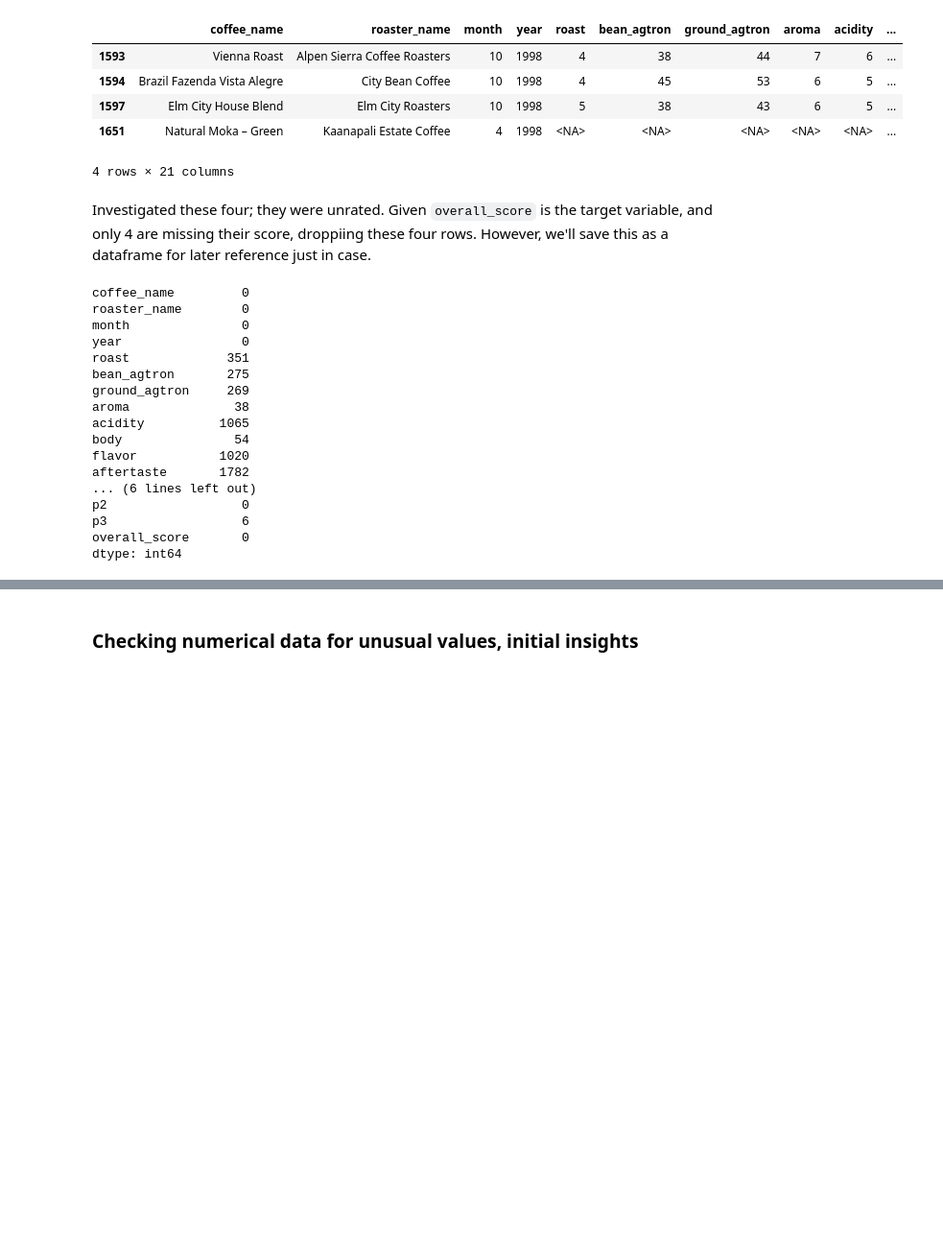
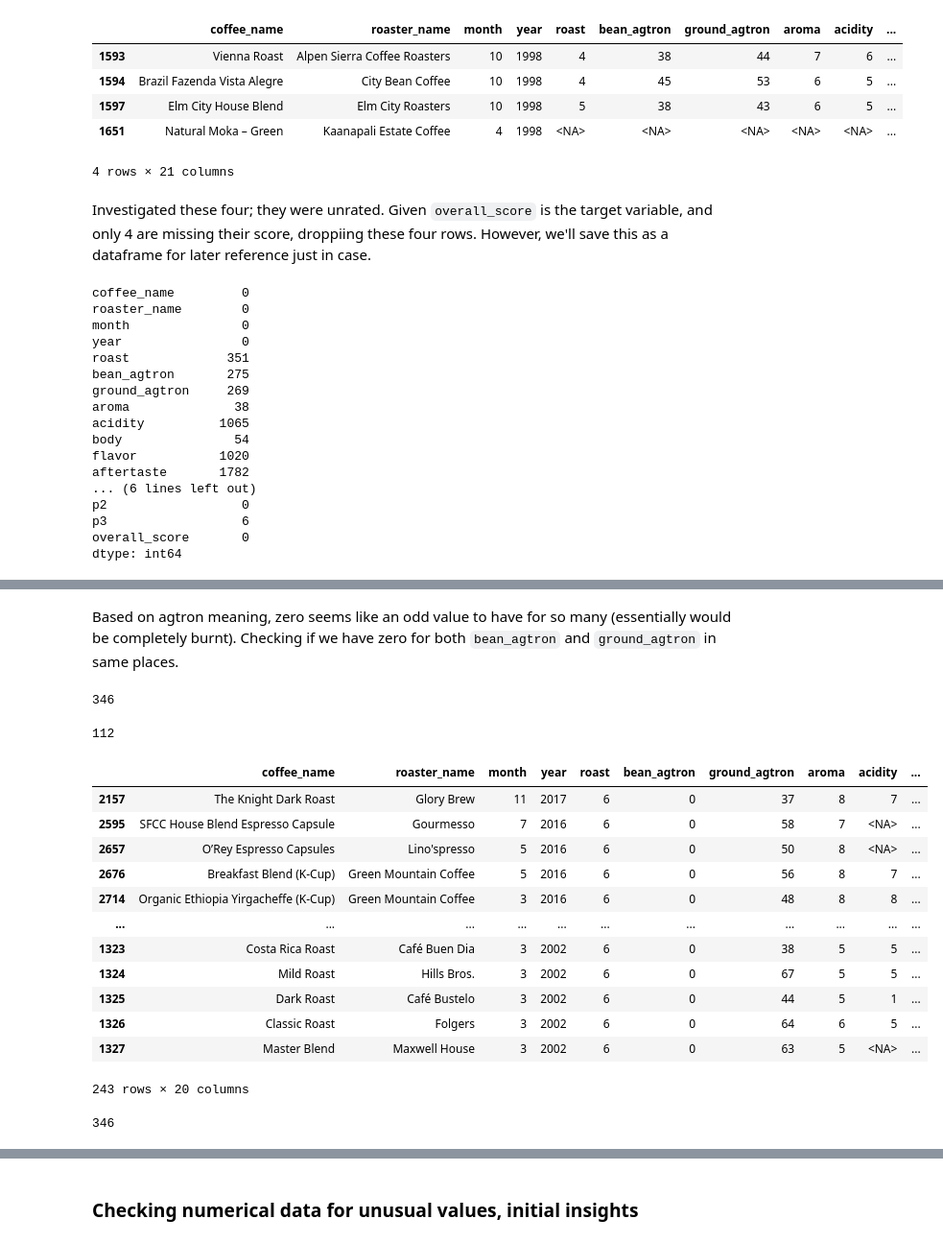
Before and after one commit to KMere21/capstone, a Jupyter notebook: Capstone_Project_Part_4_Compiling_Data-Kate_Meredith.ipynb, the cells around one changed output, grey strips where cells are left out. Shown: that part at 96% size. Saved outputs shown, nothing was run; the diff lists cells and outputs as text; code cells hidden in the pictures; blank space fills up the shorter version.

```diff
--- a/Capstone_Project_Part_4_Compiling_Data-Kate_Meredith.ipynb
+++ b/Capstone_Project_Part_4_Compiling_Data-Kate_Meredith.ipynb
@@ -326,0 +377,3 @@ coffee.drop('with_milk', axis=1, inplace=True)
+# %%
+#imputing 35 for bean agtron anywhere roast is 5
+coffee.loc[coffee['bean_agtron'].isna() & (coffee['roast'] == 5),'bean_agtron'] = 35
@@ -326,0 +393,9 @@ coffee.drop('with_milk', axis=1, inplace=True)
+# %%
+#imputing 75 for bean agtron anywhere roast is 1
+coffee.loc[coffee['ground_agtron'].isna() & (coffee['roast'] == 1),'ground_agtron'] = 75
+# %%
+#imputing 45 for bean agtron anywhere roast is 4
+coffee.loc[coffee['ground_agtron'].isna() & (coffee['roast'] == 4),'ground_agtron'] = 45
+# %%
+#imputing 35 for bean agtron anywhere roast is 5
+coffee.loc[coffee['ground_agtron'].isna() & (coffee['roast'] == 5),'ground_agtron'] = 35
@@ -326,0 +472,28 @@ coffee.drop('with_milk', axis=1, inplace=True)
+# %% [markdown]
+Based on agtron meaning, zero seems like an odd value to have for so many (essentially would be completely burnt). Checking if we have zero for both `bean_agtron` and `ground_agtron` in same places.
+# %%
+(coffee['bean_agtron'] == 0).sum()
+# %% [output]
+346
+# %%
+(coffee['ground_agtron'] == 0).sum()
+# %% [output]
+112
+# %%
+#seeing if we can impute bean_agtron using ground_agtron
+#does appear some of these 0s must be mistakes
+coffee.loc[(coffee['bean_agtron'] == 0) & (coffee['ground_agtron'] != 0)]
+# %% [output]
+|  | coffee_name | roaster_name | month | year | roast | bean_agtron | ground_agtron | aroma | acidity | ... |
+| 2157 | The Knight Dark Roast | Glory Brew | 11 | 2017 | 6 | 0 | 37 | 8 | 7 | ... |
+| 2595 | SFCC House Blend Espresso Capsule | Gourmesso | 7 | 2016 | 6 | 0 | 58 | 7 | <NA> | ... |
+| 2657 | O’Rey Espresso Capsules | Lino'spresso | 5 | 2016 | 6 | 0 | 50 | 8 | <NA> | ... |
+| 2676 | Breakfast Blend (K-Cup) | Green Mountain Coffee | 5 | 2016 | 6 | 0 | 56 | 8 | 7 | ... |
+| 2714 | Organic Ethiopia Yirgacheffe (K-Cup) | Green Mountain Coffee | 3 | 2016 | 6 | 0 | 48 | 8 | 8 | ... |
+| ... | ... | ... | ... | ... | ... | ... | ... | ... | ... | ... |
+| 1323 | Costa Rica Roast | Café Buen Dia | 3 | 2002 | 6 | 0 | 38 | 5 | 5 | ... |
+| 1324 | Mild Roast | Hills Bros. | 3 | 2002 | 6 | 0 | 67 | 5 | 5 | ... |
+| 1325 | Dark Roast | Café Bustelo | 3 | 2002 | 6 | 0 | 44 | 5 | 1 | ... |
+| 1326 | Classic Roast | Folgers | 3 | 2002 | 6 | 0 | 64 | 6 | 5 | ... |
+| 1327 | Master Blend | Maxwell House | 3 | 2002 | 6 | 0 | 63 | 5 | <NA> | ... |
+243 rows × 20 columns
@@ -326,0 +502,4 @@ coffee.drop('with_milk', axis=1, inplace=True)
+# %%
+len(coffee.loc[coffee['bean_agtron'] == 0])
+# %% [output]
+346
```
Also changed, not shown: parts of 121 cells of this notebook, 3 other files.
